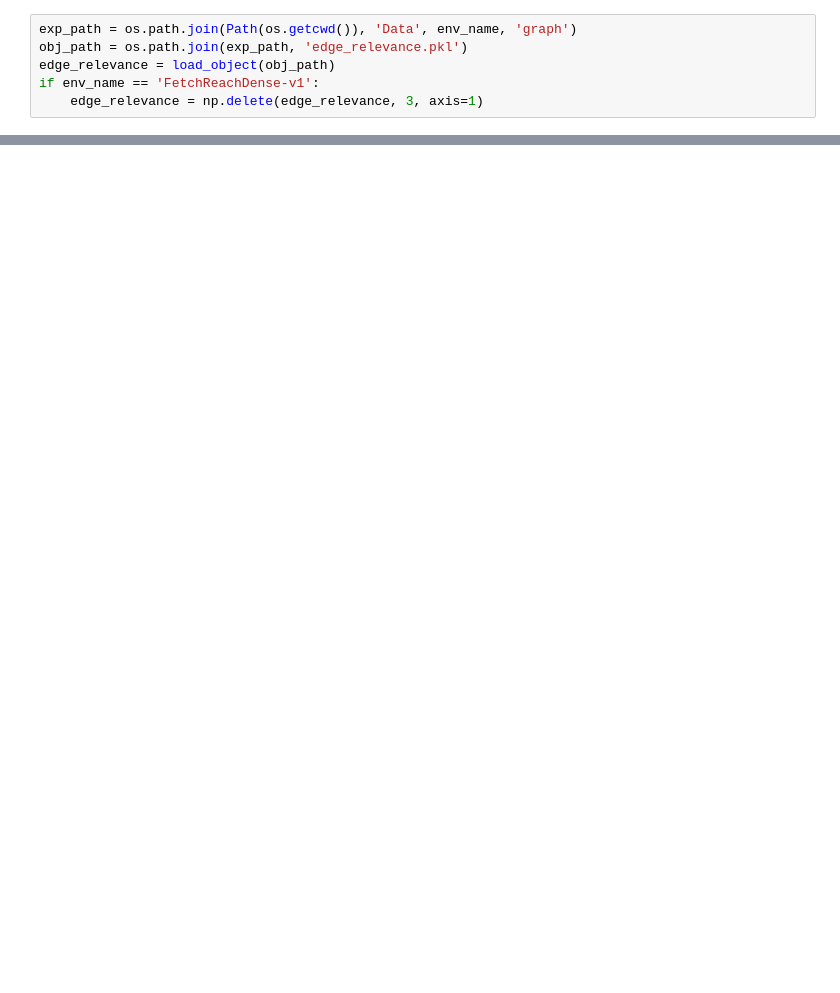
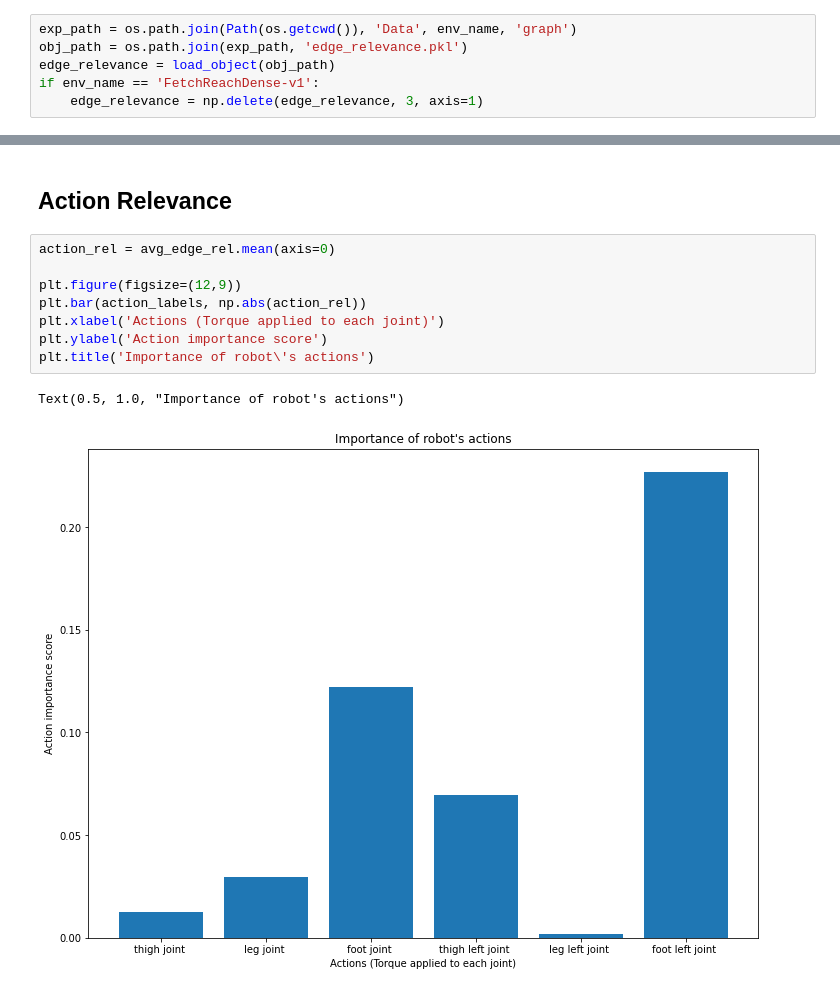
Before and after one commit to MehranTaghian/SAC_GCN, a Jupyter notebook: evaulate.ipynb, the cells around one changed output, grey strips where cells are left out. Saved outputs shown, nothing was run; the diff lists cells and outputs as text; blank space fills up the shorter version.

```diff
--- a/evaulate.ipynb
+++ b/evaulate.ipynb
@@ -86,0 +100,13 @@ avg_edge_rel /= np.max(np.abs(avg_edge_rel), axis=0)
+# %% [markdown]
+## Action Relevance
+# %%
+action_rel = avg_edge_rel.mean(axis=0)
+
+plt.figure(figsize=(12,9))
+plt.bar(action_labels, np.abs(action_rel))
+plt.xlabel('Actions (Torque applied to each joint)')
+plt.ylabel('Action importance score')
+plt.title('Importance of robot\'s actions')
+# %% [output]
+Text(0.5, 1.0, "Importance of robot's actions")
+[figure, added]
```
Also changed, not shown: parts of 11 cells of this notebook, 39 other files.
